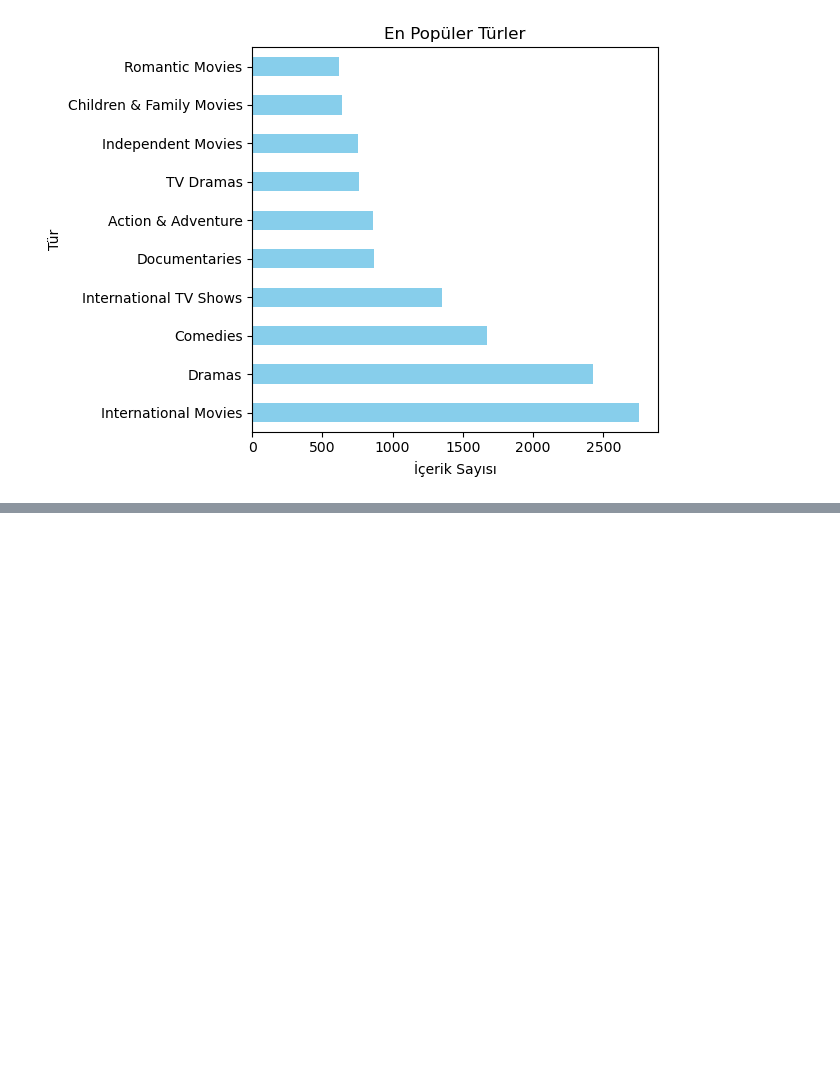
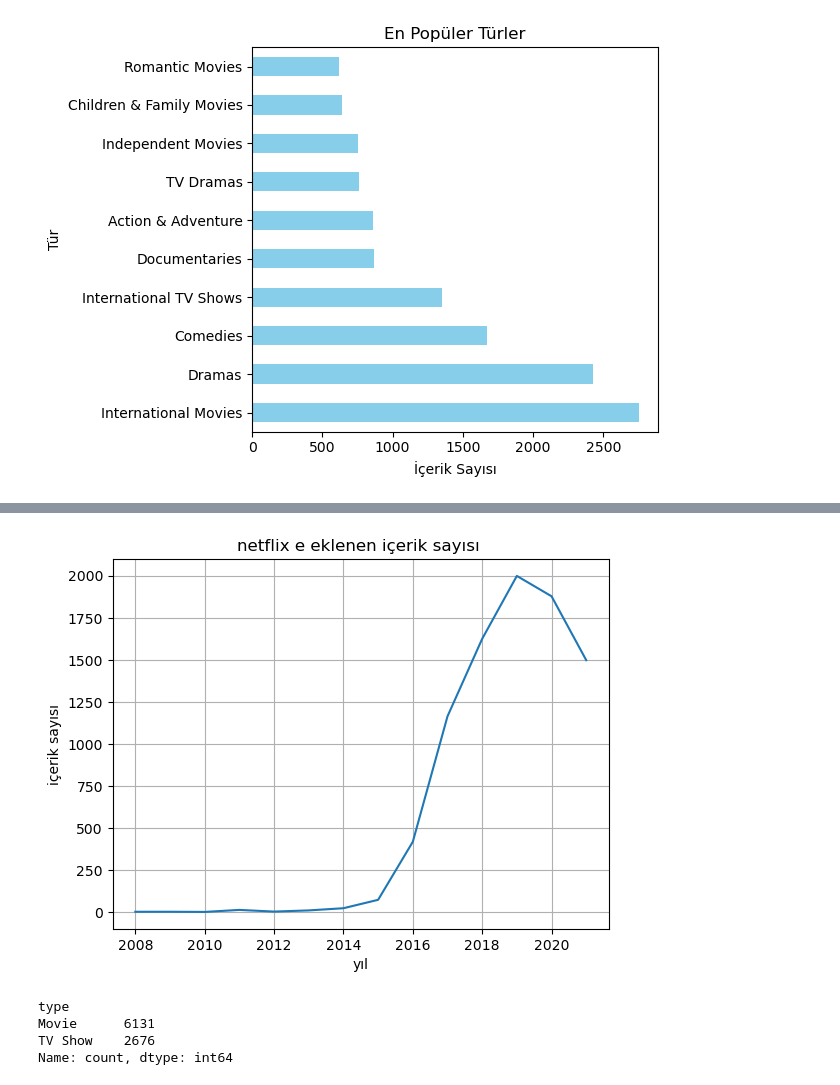
Before and after one commit to gulheda/pandas, a Jupyter notebook: Untitled.ipynb, the cells around one changed output, grey strips where cells are left out. Cells and saved outputs as stored; diff of their text form; code cells hidden in the pictures; blank space fills up the shorter version.

```diff
--- a/Untitled.ipynb
+++ b/Untitled.ipynb
@@ -203,0 +237,19 @@ plt.show()
+# %%
+# zamanla içerik sayısı artmış mı
+df['year_added'].value_counts().sort_index().plot(kind= 'line')
+plt.title("netflix e eklenen içerik sayısı ")
+plt.xlabel("yıl")
+plt.ylabel("içerik sayısı")
+plt.grid(True)
+plt.show()
+# %% [output]
+[figure, added]
+# %%
+import pandas as pd
+df = pd.read_csv("netflix_titles.csv")
+df['type'].value_counts()
+# %% [output]
+type
+Movie      6131
+TV Show    2676
+Name: count, dtype: int64
```
Also changed, not shown: parts of 5 cells of this notebook.
